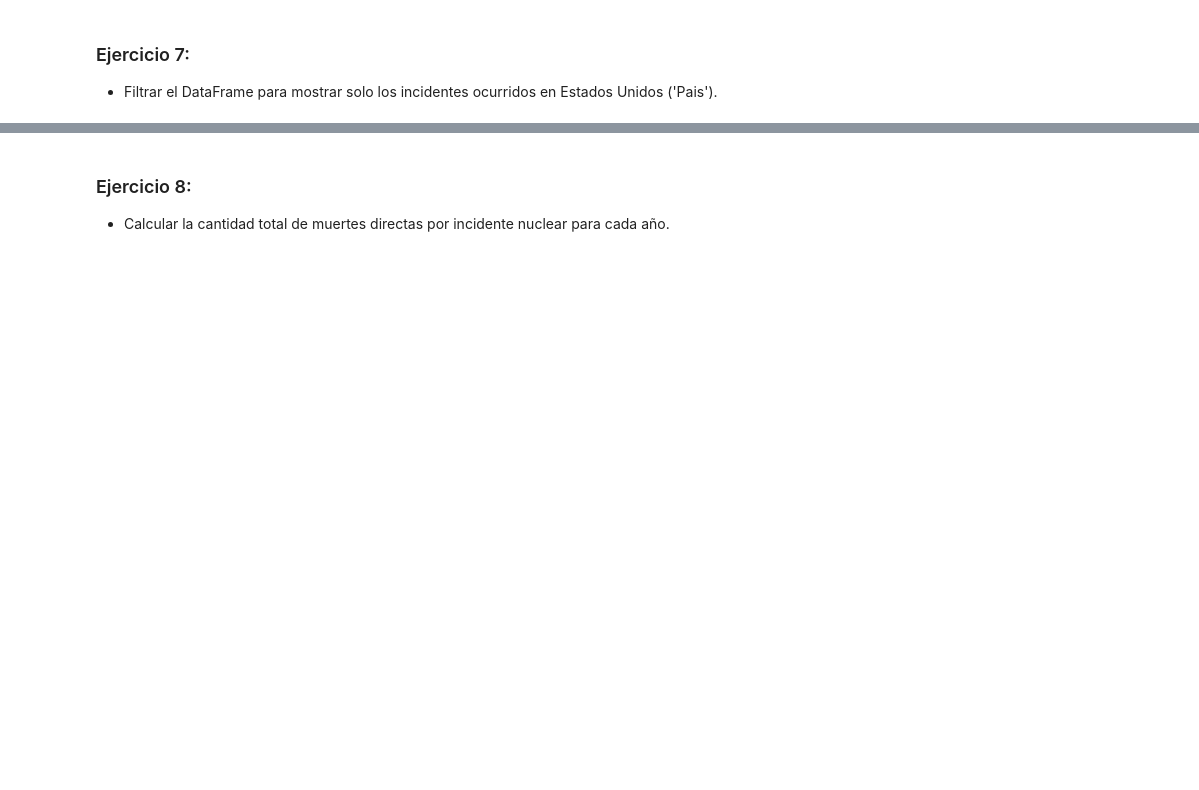
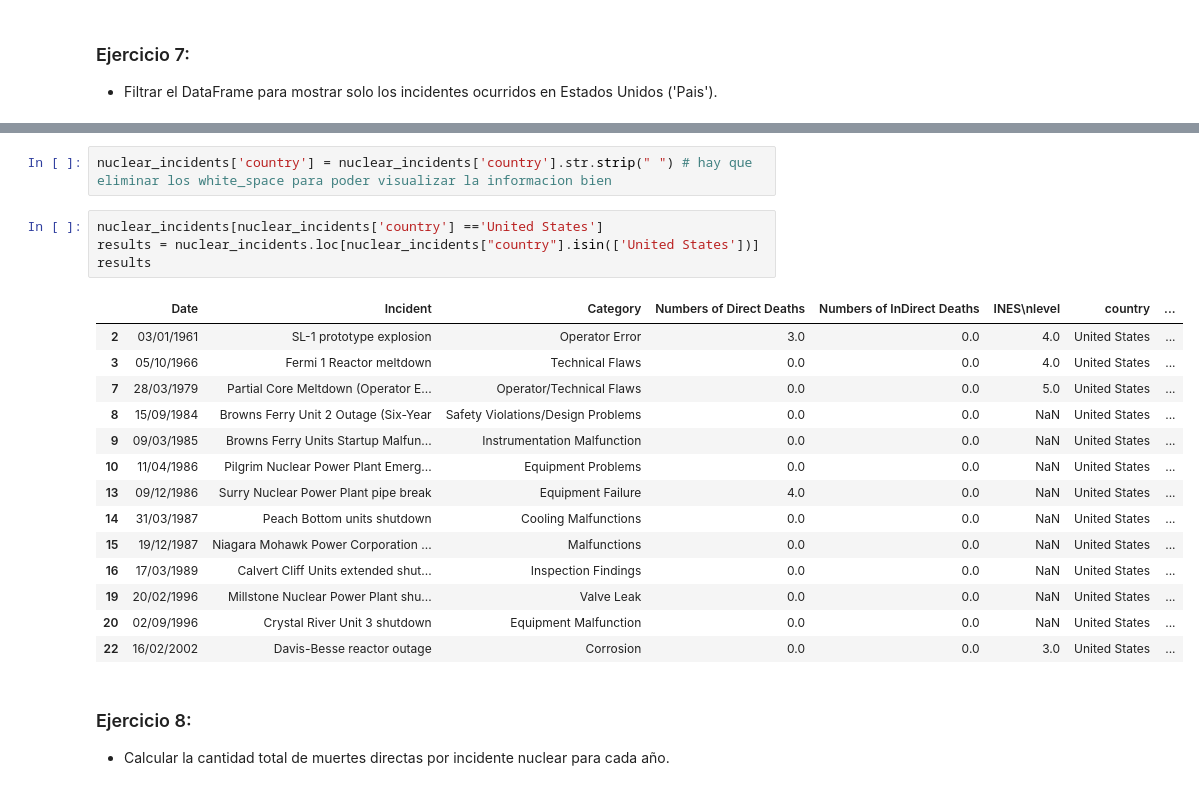
Before and after one commit to FlorLascu/Python-Prep, a Jupyter notebook: 04_Soy_Henry/01 modulo_01/lesson_07/Accidentes/Ejercicios Pandas.ipynb, the cells around one changed output, grey strips where cells are left out. Drawn from its saved outputs; the diff is of its cells as text; blank space fills up the shorter version.

```diff
--- a/04_Soy_Henry/01 modulo_01/lesson_07/Accidentes/Ejercicios Pandas.ipynb
+++ b/04_Soy_Henry/01 modulo_01/lesson_07/Accidentes/Ejercicios Pandas.ipynb
@@ -272,3 +344,24 @@ Name: 11, dtype: object
+# %%
+nuclear_incidents['country'] = nuclear_incidents['country'].str.strip(" ") # hay que eliminar los white_space para poder visualizar la informacion bien
+# %%
+nuclear_incidents[nuclear_incidents['country'] =='United States']
+results = nuclear_incidents.loc[nuclear_incidents["country"].isin(['United States'])]
+results
+# %% [output]
+|  | Date | Incident | Category | Numbers of Direct Deaths | Numbers of InDirect Deaths | INES\nlevel | country | ... |
+| 2 | 03/01/1961 | SL-1 prototype explosion | Operator Error | 3.0 | 0.0 | 4.0 | United States | ... |
+| 3 | 05/10/1966 | Fermi 1 Reactor meltdown | Technical Flaws | 0.0 | 0.0 | 4.0 | United States | ... |
+| 7 | 28/03/1979 | Partial Core Meltdown (Operator E... | Operator/Technical Flaws | 0.0 | 0.0 | 5.0 | United States | ... |
+| 8 | 15/09/1984 | Browns Ferry Unit 2 Outage (Six-Year | Safety Violations/Design Problems | 0.0 | 0.0 | NaN | United States | ... |
+| 9 | 09/03/1985 | Browns Ferry Units Startup Malfun... | Instrumentation Malfunction | 0.0 | 0.0 | NaN | United States | ... |
+| 10 | 11/04/1986 | Pilgrim Nuclear Power Plant Emerg... | Equipment Problems | 0.0 | 0.0 | NaN | United States | ... |
+| 13 | 09/12/1986 | Surry Nuclear Power Plant pipe break | Equipment Failure | 4.0 | 0.0 | NaN | United States | ... |
+| 14 | 31/03/1987 | Peach Bottom units shutdown | Cooling Malfunctions | 0.0 | 0.0 | NaN | United States | ... |
+| 15 | 19/12/1987 | Niagara Mohawk Power Corporation ... | Malfunctions | 0.0 | 0.0 | NaN | United States | ... |
+| 16 | 17/03/1989 | Calvert Cliff Units extended shut... | Inspection Findings | 0.0 | 0.0 | NaN | United States | ... |
+| 19 | 20/02/1996 | Millstone Nuclear Power Plant shu... | Valve Leak | 0.0 | 0.0 | NaN | United States | ... |
+| 20 | 02/09/1996 | Crystal River Unit 3 shutdown | Equipment Malfunction | 0.0 | 0.0 | NaN | United States | ... |
+| 22 | 16/02/2002 | Davis-Besse reactor outage | Corrosion | 0.0 | 0.0 | 3.0 | United States | ... |
 # %% [markdown]
 ### Ejercicio 8:
 * Calcular la cantidad total de muertes directas por incidente nuclear para cada año.
```
Also changed, not shown: parts of 16 cells of this notebook, 33 other files.
